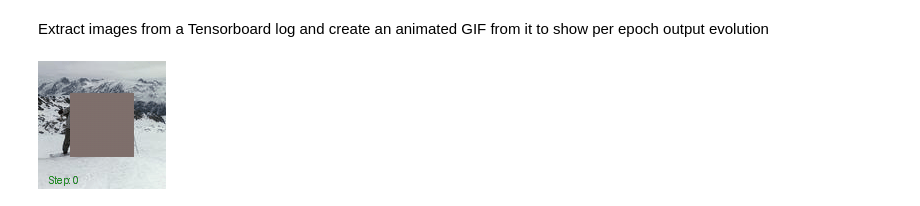
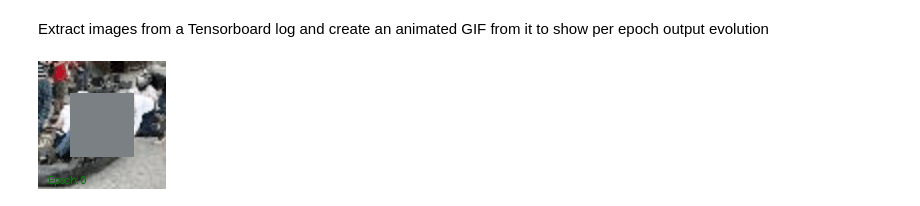
Before and after one commit to Hanabi-TheFox/Image-Inpainting-with-Basic-Convolutional-Networks, a Jupyter notebook: create_output_per_epoch_animated_result.ipynb, the cells around one changed output. Cells and saved outputs as stored; diff of their text form; code cells hidden in the pictures.

```diff
--- a/create_output_per_epoch_animated_result.ipynb
+++ b/create_output_per_epoch_animated_result.ipynb
@@ -43,12 +60,17 @@ def create_gif(images, output_file_path, fps=3):
 # %%
-event_file_path = "Context_Encoder_Inpainting/lightning_logs/image_net_128_test_2/events.out.tfevents.1734222086.DESKTOP-FJJ9EF5.23524.0"
-output_gif_path = "results_images/image_net_128_test_2.gif"
-tag_name = "validation/inpainted_image_1"
+# event_file_path = [
+#     "Context_Encoder_Inpainting/lightning_logs/image_net_128_test_2/events.out.tfevents.1734222086.DESKTOP-FJJ9EF5.23524.0",
+#     "Context_Encoder_Inpainting/lightning_logs/imagenet_128_batch_size_512_after_epoch_20/events.out.tfevents.1734260064.DESKTOP-FJJ9EF5.4408.0",
+#     "Context_Encoder_Inpainting/lightning_logs/imagenet_128_batch_size_512_after_epoch_20/events.out.tfevents.1734268609.DESKTOP-FJJ9EF5.4408.1",
+# ]
+event_file_path = "Context_Encoder_Inpainting/lightning_logs/version_0/events.out.tfevents.1734356279.DESKTOP-FJJ9EF5.34952.1"
+output_gif_path = "results_images/tiny_image_net_0.gif"
+tag_name = "validation/inpainted_image_0"
 
 # Extract images and save as GIF
 images = extract_images_from_tensorboard_logs(event_file_path, tag_name)
 create_gif(images, output_gif_path)
 
 display(ImageIPython(filename=output_gif_path))
 # %% [output]
-[figure, old version]
+[figure, new version]
```
Also changed, not shown: parts of 1 cell of this notebook, 15 other files.
